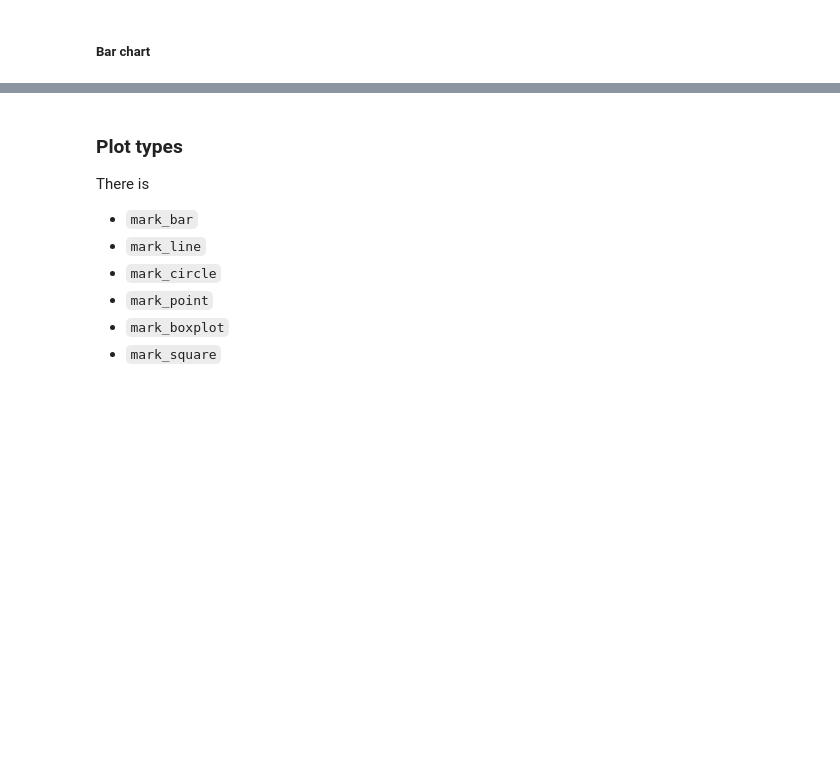
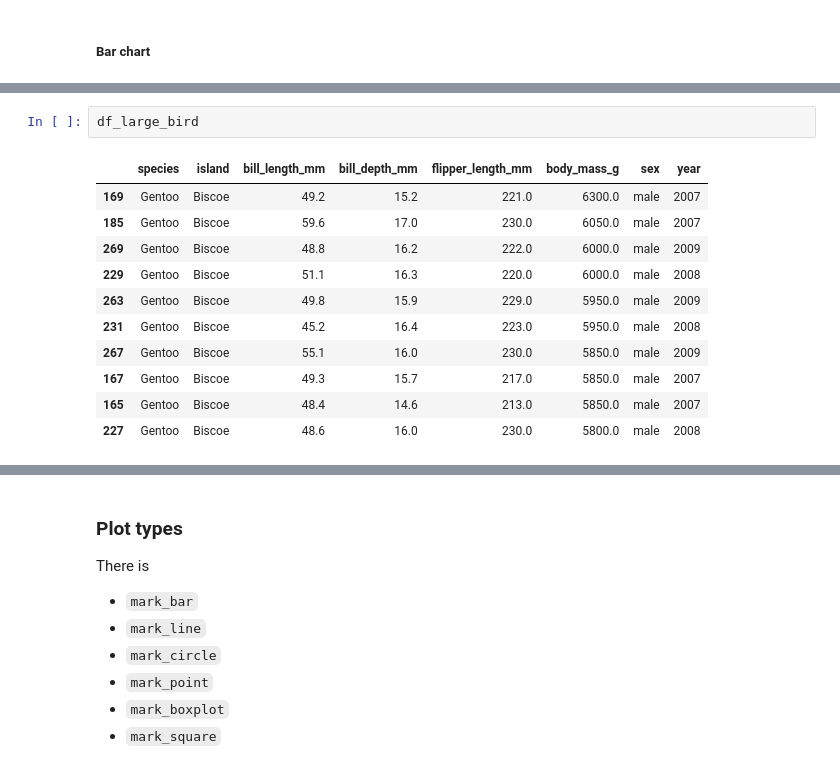
Before and after one commit to hslu-dda/dda-introduction-to-python, a Jupyter notebook: 04_Visualization_Vega_Altair/01_plot-types.ipynb, the cells around one changed output, grey strips where cells are left out. Cells and saved outputs as stored; diff of their text form; blank space fills up the shorter version.

```diff
--- a/04_Visualization_Vega_Altair/01_plot-types.ipynb
+++ b/04_Visualization_Vega_Altair/01_plot-types.ipynb
@@ -83,2 +110,16 @@ An altair plot always follows this schema:
+# %%
+df_large_bird
+# %% [output]
+|  | species | island | bill_length_mm | bill_depth_mm | flipper_length_mm | body_mass_g | sex | year |
+| 169 | Gentoo | Biscoe | 49.2 | 15.2 | 221.0 | 6300.0 | male | 2007 |
+| 185 | Gentoo | Biscoe | 59.6 | 17.0 | 230.0 | 6050.0 | male | 2007 |
+| 269 | Gentoo | Biscoe | 48.8 | 16.2 | 222.0 | 6000.0 | male | 2009 |
+| 229 | Gentoo | Biscoe | 51.1 | 16.3 | 220.0 | 6000.0 | male | 2008 |
+| 263 | Gentoo | Biscoe | 49.8 | 15.9 | 229.0 | 5950.0 | male | 2009 |
+| 231 | Gentoo | Biscoe | 45.2 | 16.4 | 223.0 | 5950.0 | male | 2008 |
+| 267 | Gentoo | Biscoe | 55.1 | 16.0 | 230.0 | 5850.0 | male | 2009 |
+| 167 | Gentoo | Biscoe | 49.3 | 15.7 | 217.0 | 5850.0 | male | 2007 |
+| 165 | Gentoo | Biscoe | 48.4 | 14.6 | 213.0 | 5850.0 | male | 2007 |
+| 227 | Gentoo | Biscoe | 48.6 | 16.0 | 230.0 | 5800.0 | male | 2008 |
 # %%
 # Bar chart
```
Also changed, not shown: parts of 17 cells of this notebook, 6 other files.
